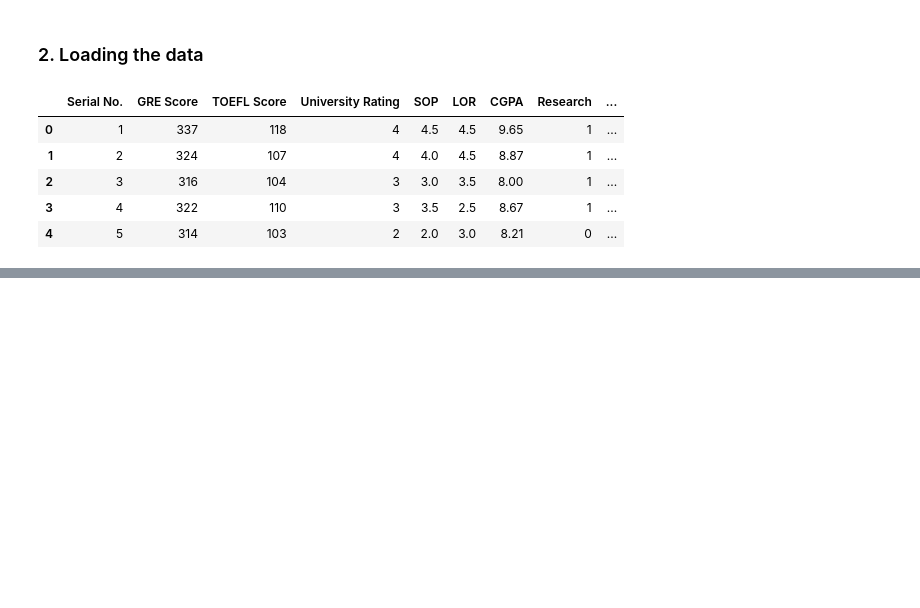
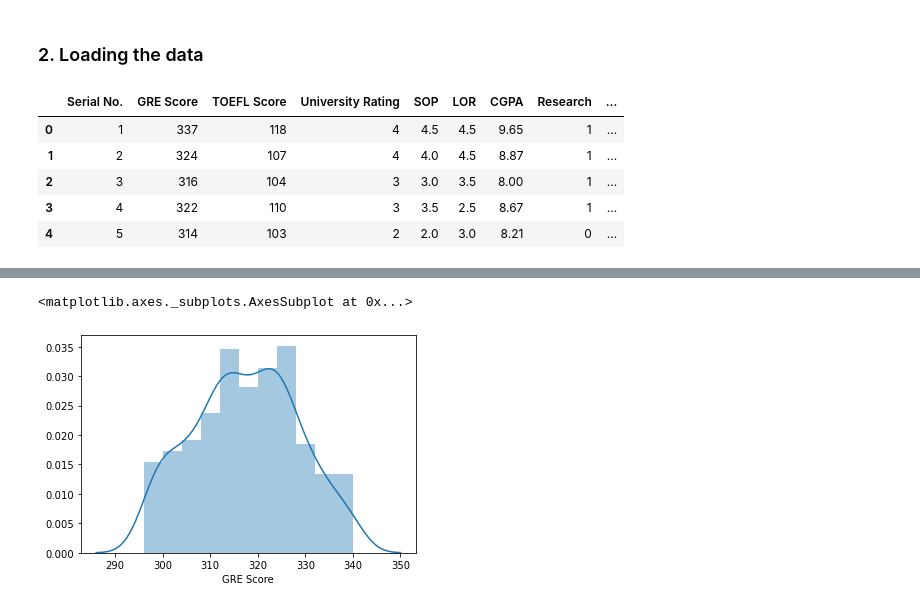
Before and after one commit to JasbirCodeSpace/PyTorch-Practice, a Jupyter notebook: Week 1 Practice/linear_regression_tasks/graduate_admission.ipynb, the cells around one changed output, grey strips where cells are left out. Cells and saved outputs as stored; diff of their text form; code cells hidden in the pictures; blank space fills up the shorter version.

```diff
--- a/Week 1 Practice/linear_regression_tasks/graduate_admission.ipynb
+++ b/Week 1 Practice/linear_regression_tasks/graduate_admission.ipynb
@@ -25,0 +71,4 @@ raw_data.head()
+# %%
+q = data_cleaned['GRE Score'].quantile(0.015)
+data_1 = data_cleaned[data_cleaned['GRE Score'] > q]
+data_1.describe(include='all')
@@ -25,0 +85,5 @@ raw_data.head()
+# %%
+sns.distplot(data_1['GRE Score'])
+# %% [output]
+<matplotlib.axes._subplots.AxesSubplot at 0x...>
+[figure, added]
```
Also changed, not shown: parts of 7 cells of this notebook.
